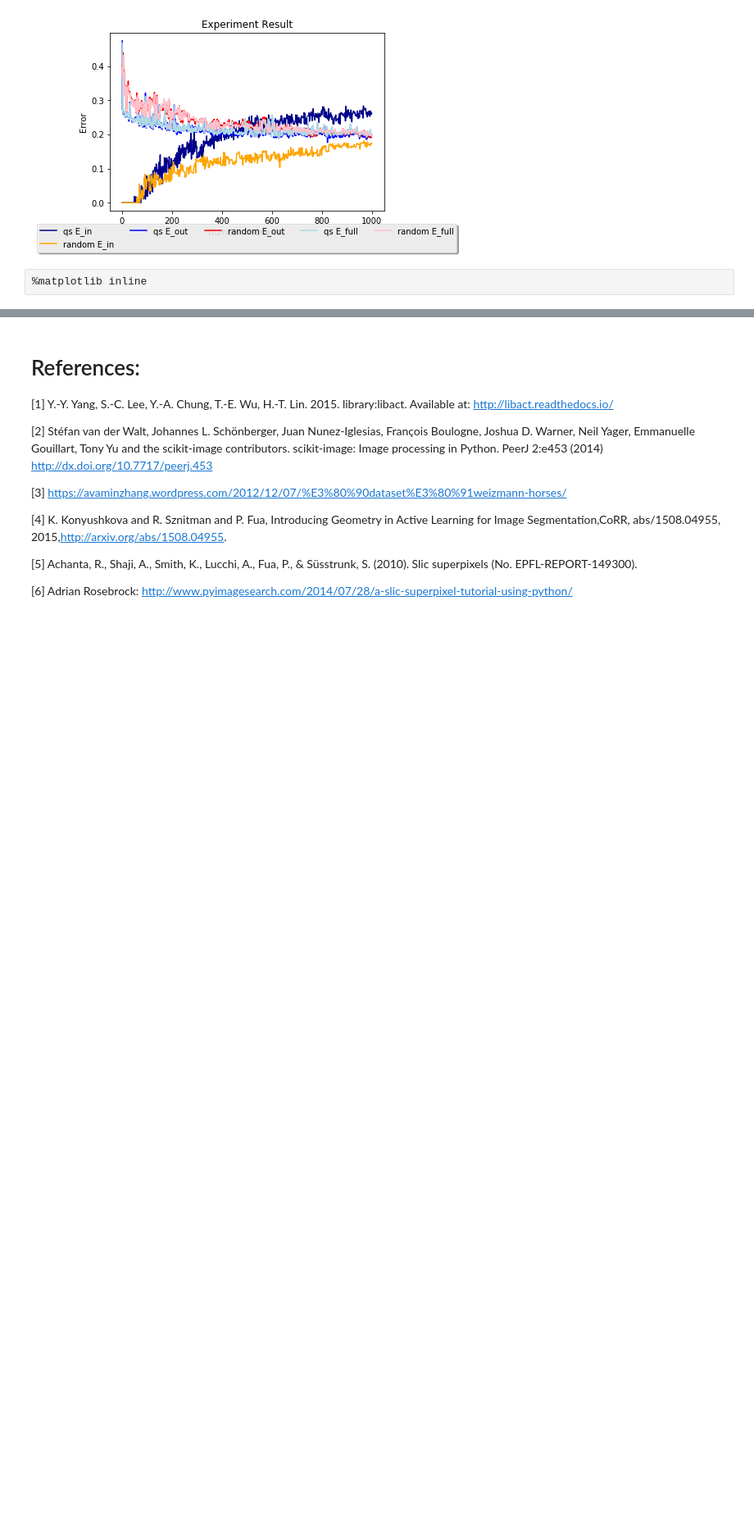
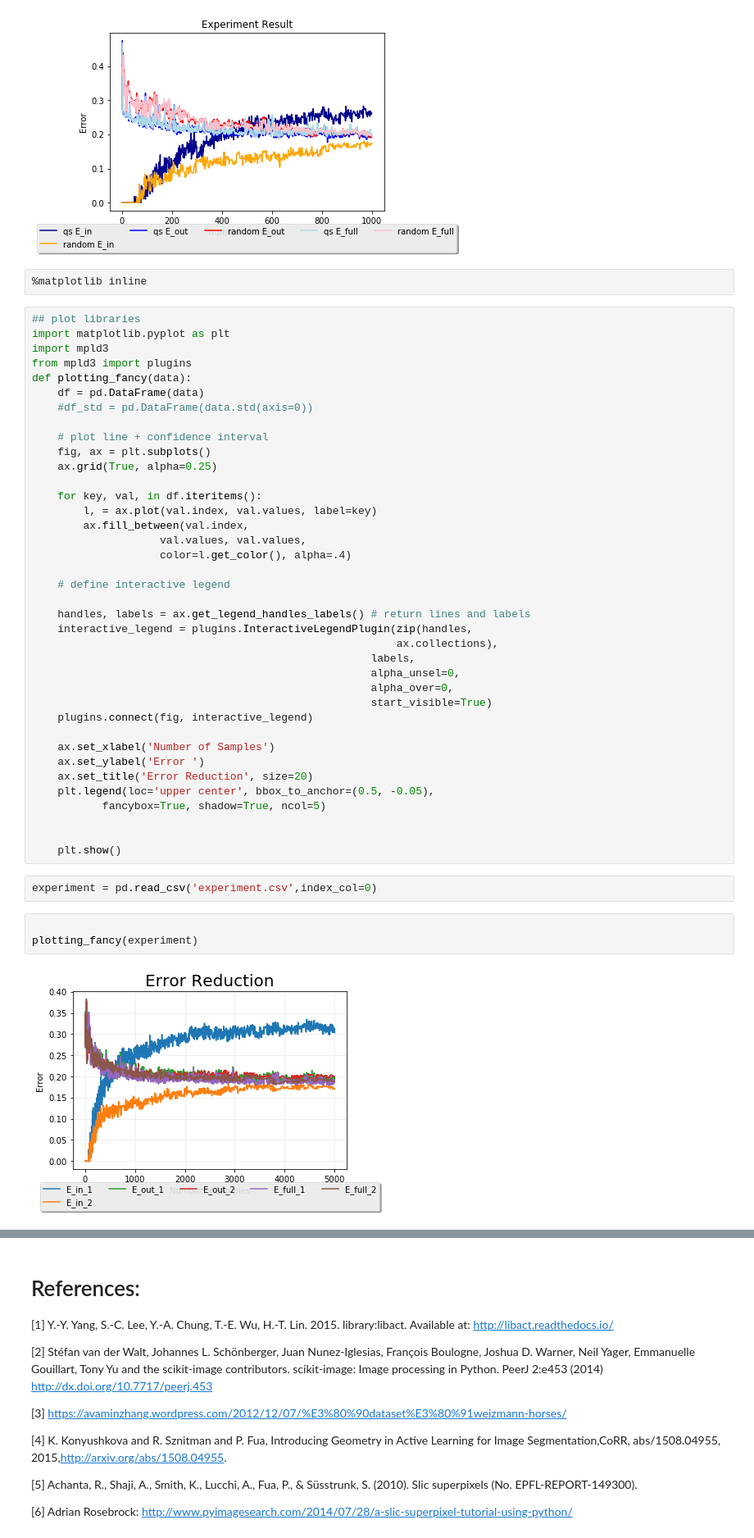
Before and after one commit to piperod/Activelearning-Slic, a Jupyter notebook: ActiveLearning-SuperPixels.ipynb, the cells around one changed output, grey strips where cells are left out. Shown: that part at 82% size. Saved outputs shown, nothing was run; the diff lists cells and outputs as text; blank space fills up the shorter version.

```diff
--- a/ActiveLearning-SuperPixels.ipynb
+++ b/ActiveLearning-SuperPixels.ipynb
@@ -555,3 +588,48 @@ E_in_1
 [figure]
 # %%
 %matplotlib inline
+# %%
+## plot libraries
+import matplotlib.pyplot as plt
+import mpld3
+from mpld3 import plugins
+def plotting_fancy(data):
+    df = pd.DataFrame(data)
+    #df_std = pd.DataFrame(data.std(axis=0))
+
+    # plot line + confidence interval
+    fig, ax = plt.subplots()
+    ax.grid(True, alpha=0.25)
+
+    for key, val, in df.iteritems():
+        l, = ax.plot(val.index, val.values, label=key)
+        ax.fill_between(val.index,
+                    val.values, val.values,
+                    color=l.get_color(), alpha=.4)
+
+    # define interactive legend
+
+    handles, labels = ax.get_legend_handles_labels() # return lines and labels
+    interactive_legend = plugins.InteractiveLegendPlugin(zip(handles,
+                                                         ax.collections),
+                                                     labels,
+                                                     alpha_unsel=0,
+                                                     alpha_over=0,
+                                                     start_visible=True)
+    plugins.connect(fig, interactive_legend)
+
+    ax.set_xlabel('Number of Samples')
+    ax.set_ylabel('Error ')
+    ax.set_title('Error Reduction', size=20)
+    plt.legend(loc='upper center', bbox_to_anchor=(0.5, -0.05),
+           fancybox=True, shadow=True, ncol=5)
+
+
+    plt.show()
+# %%
+experiment = pd.read_csv('experiment.csv',index_col=0)
+# %%
+
+plotting_fancy(experiment)
+# %% [output]
+[figure, added]
```
Also changed, not shown: parts of 18 cells of this notebook, 2 other files.
